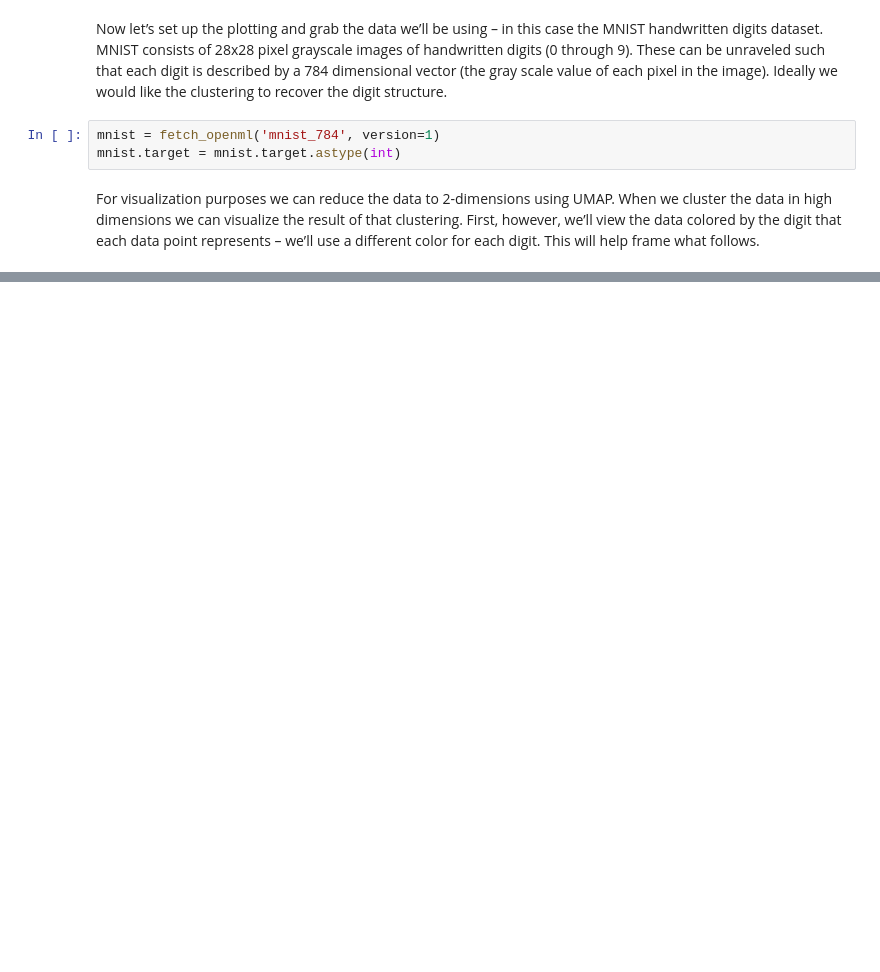
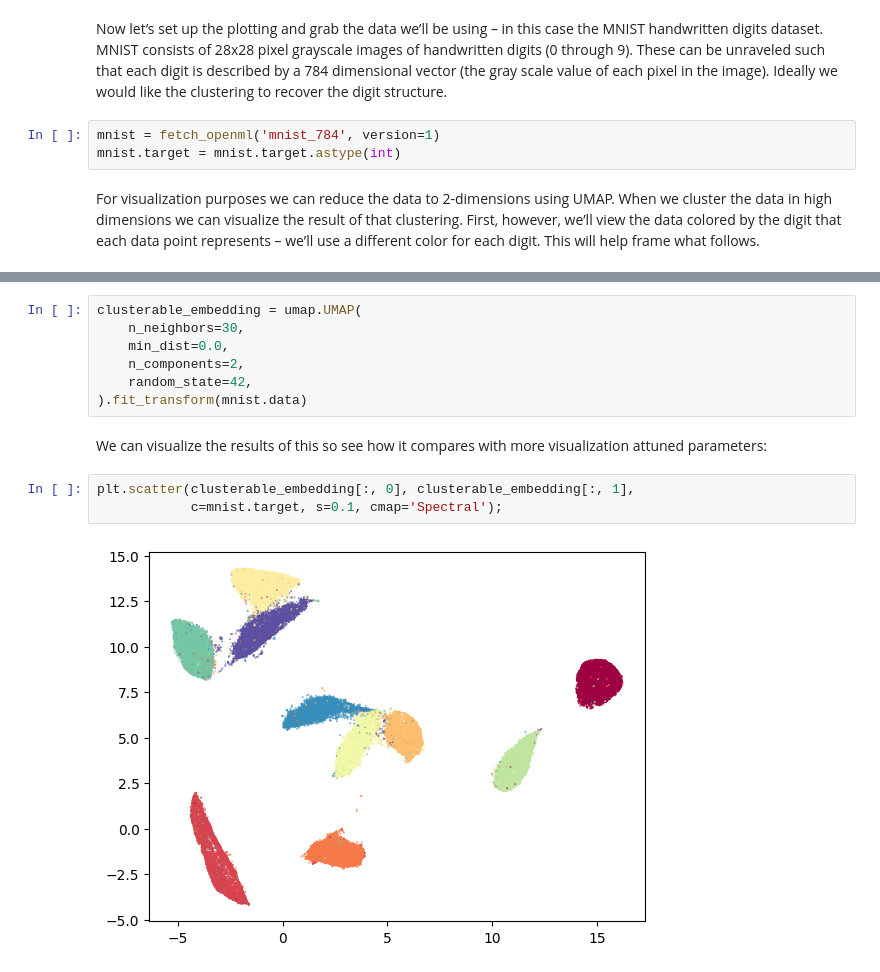
Before and after one commit to BissuelD/PyEMMA, a Jupyter notebook: notebooks/umap/using_umap_for_clustering.ipynb, the cells around one changed output, grey strips where cells are left out. Drawn from its saved outputs; the diff is of its cells as text; blank space fills up the shorter version.

```diff
--- a/notebooks/umap/using_umap_for_clustering.ipynb
+++ b/notebooks/umap/using_umap_for_clustering.ipynb
@@ -34,0 +110,14 @@ plt.scatter(standard_embedding[:, 0], standard_embedding[:, 1], c=mnist.target.a
+# %%
+clusterable_embedding = umap.UMAP(
+    n_neighbors=30,
+    min_dist=0.0,
+    n_components=2,
+    random_state=42,
+).fit_transform(mnist.data)
+# %% [markdown]
+We can visualize the results of this so see how it compares with more visualization attuned parameters:
+# %%
+plt.scatter(clusterable_embedding[:, 0], clusterable_embedding[:, 1],
+            c=mnist.target, s=0.1, cmap='Spectral');
+# %% [output]
+[figure, added]
```
Also changed, not shown: parts of 31 cells of this notebook.
